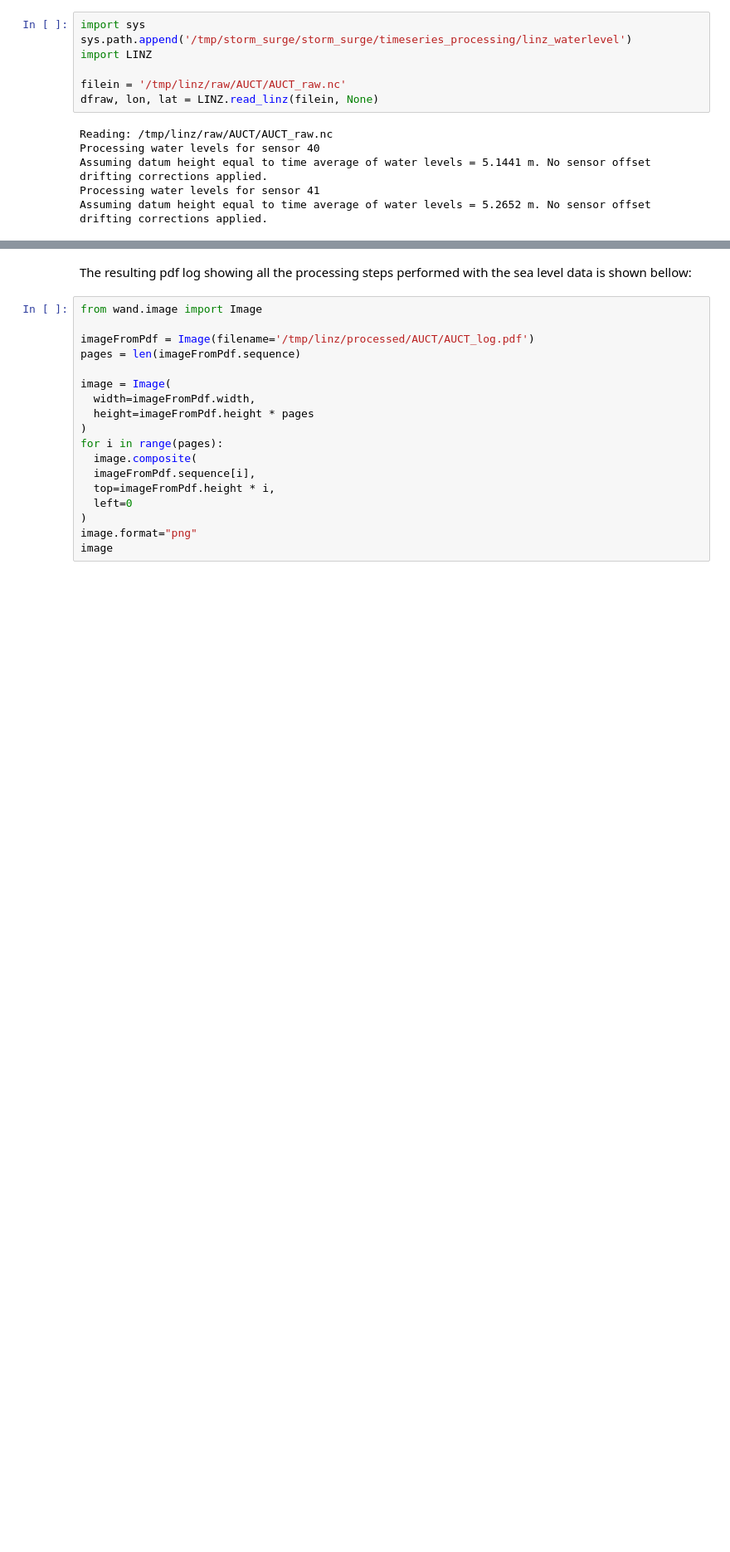
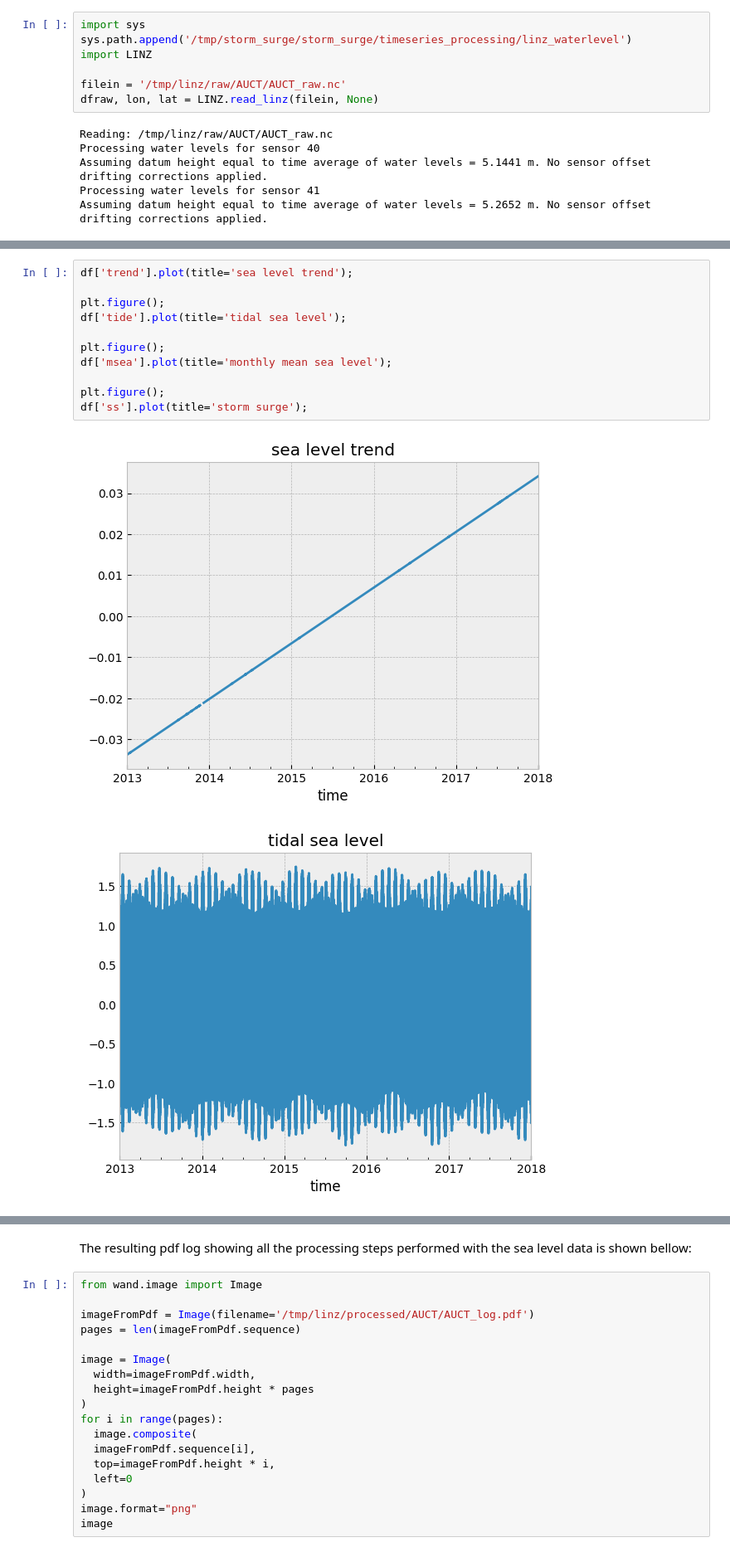
Before and after one commit to metocean/TAIAO, a Jupyter notebook: data_transformations/extract_storm_surge_linz.ipynb, the cells around one changed output, grey strips where cells are left out. Shown at 83% size. Cells and saved outputs as stored; diff of their text form; blank space fills up the shorter version.

```diff
--- a/data_transformations/extract_storm_surge_linz.ipynb
+++ b/data_transformations/extract_storm_surge_linz.ipynb
@@ -158,0 +286,14 @@ Now we do the time series analysis itself, spliting the sea level in different s
+# %%
+df['trend'].plot(title='sea level trend');
+
+plt.figure();
+df['tide'].plot(title='tidal sea level');
+
+plt.figure();
+df['msea'].plot(title='monthly mean sea level');
+
+plt.figure();
+df['ss'].plot(title='storm surge');
+# %% [output]
+[figure, added]
+[figure, added]
```
Also changed, not shown: parts of 39 cells of this notebook.
